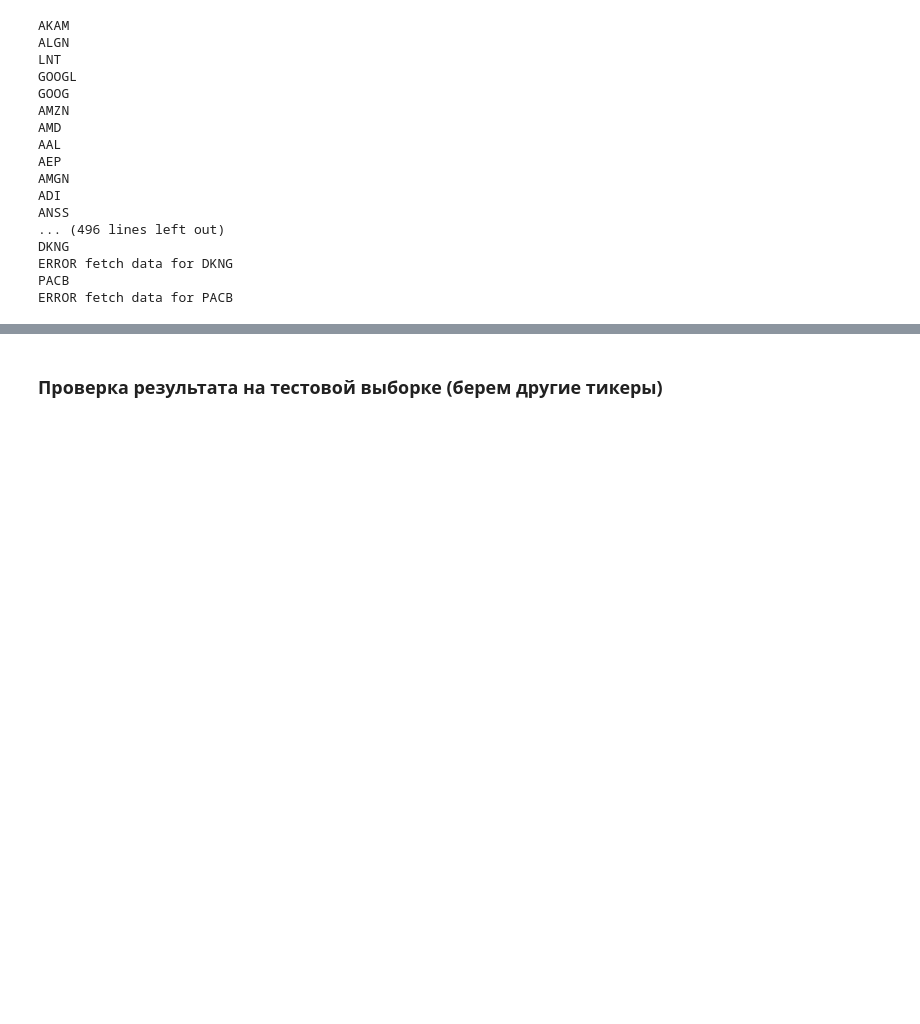
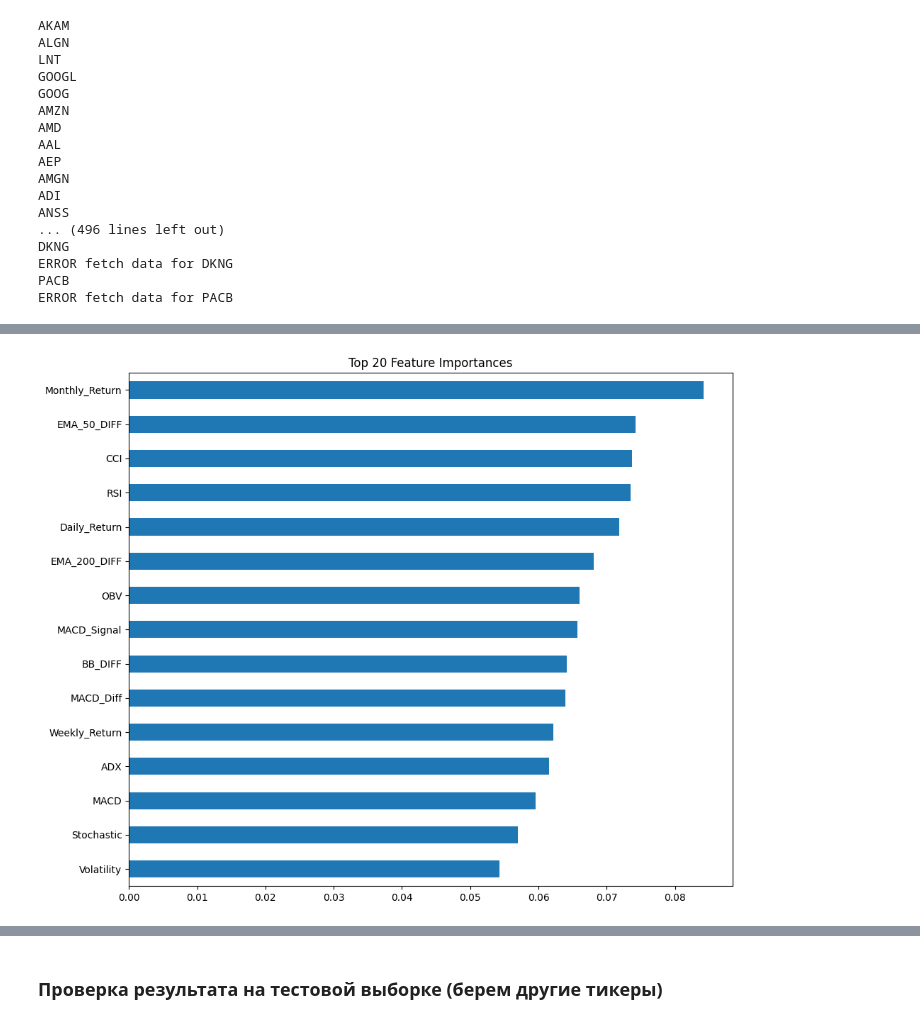
Before and after one commit to kravchukpetr/FinanceProject, a Jupyter notebook: ipynb/Stock Predict Models 1 - working.ipynb, the cells around one changed output, grey strips where cells are left out. Drawn from its saved outputs; the diff is of its cells as text; code cells hidden in the pictures; blank space fills up the shorter version.

```diff
--- a/ipynb/Stock Predict Models 1 - working.ipynb
+++ b/ipynb/Stock Predict Models 1 - working.ipynb
@@ -187,14 +258,40 @@ def save_predictions_to_db(predictions):
     df_predictions = pd.DataFrame(list(predictions.items()), columns=['ticker', 'value'])
     df_predictions['date'] = pd.Timestamp.today().normalize()
     merge_df_to_pg(df_predictions, engine, "predictions", "finance", ['date', 'ticker'])
+# %%
+features = [
+            'EMA_10_DIFF',
+            'EMA_50_DIFF',
+            'EMA_100_DIFF',
+            'EMA_200_DIFF',
+            'Volatility',
+            'Daily_Return',
+            'Weekly_Return',
+            'Monthly_Return',
+            'RSI_7',
+            'RSI_14',
+            'Stochastic',
+            'ADX',
+            'OBV',
+            'MACD',
+            'MACD_Signal',
+            'MACD_Diff',
+            'BB_DIFF',
+            'CCI_20',
+            'CCI_40',
+            'PSAR',
+            'CMF',
+            'ATR',
+            'Williams_%R',
+            'StochRSI',
+            'symbol_encoded']
 # %%
 stock_df = fl.get_stock_list_from_db(screener='america')
 # stock_symbols = ['AAPL', 'GOOGL', 'MSFT', 'AMZN', 'TSLA']
 stock_symbols = stock_df[stock_df['is_avaible_for_trade'] == 1]['stock'].to_list()
-features = ['EMA_50_DIFF', 'EMA_200_DIFF', 'Volatility', 'Daily_Return', 'RSI', 'Stochastic', 'ADX', 'OBV', 'MACD', 'MACD_Signal', 'MACD_Diff', 'BB_DIFF', 'CCI']
 
 start_date = '2018-01-01'
-end_date = '2025-05-20'
+end_date = '2025-05-21'
 day_shift = 5
 
 #get dataframe
@@ -254,0 +363,15 @@ save_predictions_to_db(predictions)
+# %%
+import joblib
+model = joblib.load('finance_model.pkl')
+importances = model.feature_importances_
+
+# Отображение в виде таблицы
+feat_importance = pd.Series(importances, index=features).sort_values(ascending=False)
+
+# Визуализация
+feat_importance.head(20).plot(kind='barh', figsize=(10, 8), title="Top 20 Feature Importances")
+plt.gca().invert_yaxis()
+plt.tight_layout()
+plt.show()
+# %% [output]
+[figure, added]
```
Also changed, not shown: parts of 27 cells of this notebook.
